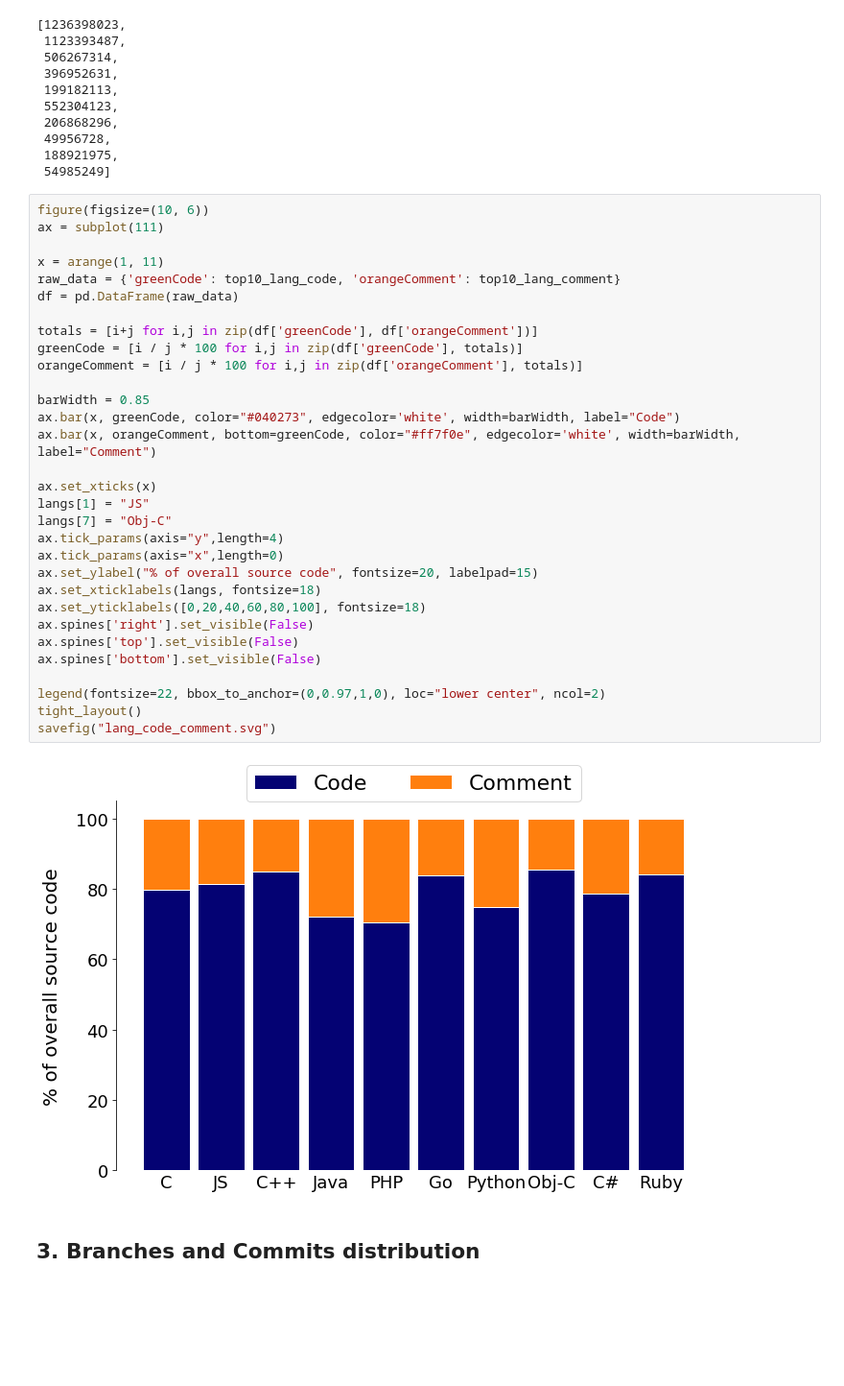
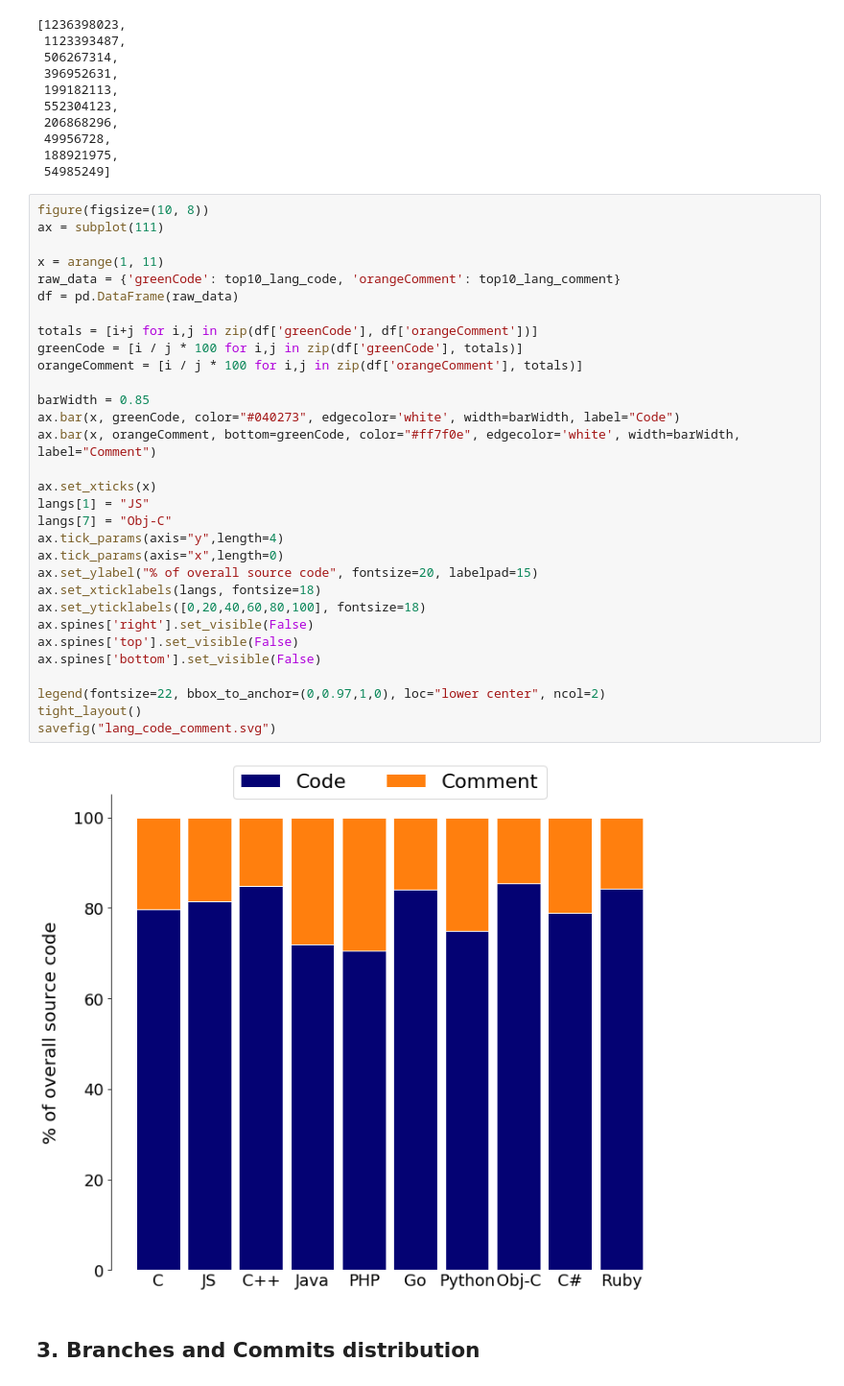
Before and after one commit to src-d/datasets, a Jupyter notebook: PublicGitArchive/doc/dataset_stats.ipynb, the cells around one changed output. Shown at 96% size. Drawn from its saved outputs; the diff is of its cells as text; blank space fills up the shorter version.

```diff
--- a/PublicGitArchive/doc/dataset_stats.ipynb
+++ b/PublicGitArchive/doc/dataset_stats.ipynb
@@ -266,38 +266,38 @@ top10_lang_code
  188921975,
  54985249]
 # %%
-figure(figsize=(10, 6))
+figure(figsize=(10, 8))
 ax = subplot(111)
 
 x = arange(1, 11)
 raw_data = {'greenCode': top10_lang_code, 'orangeComment': top10_lang_comment}
 df = pd.DataFrame(raw_data)
 
 totals = [i+j for i,j in zip(df['greenCode'], df['orangeComment'])]
 greenCode = [i / j * 100 for i,j in zip(df['greenCode'], totals)]
 orangeComment = [i / j * 100 for i,j in zip(df['orangeComment'], totals)]
 
 barWidth = 0.85
 ax.bar(x, greenCode, color="#040273", edgecolor='white', width=barWidth, label="Code")
 ax.bar(x, orangeComment, bottom=greenCode, color="#ff7f0e", edgecolor='white', width=barWidth, label="Comment")
 
 ax.set_xticks(x)
 langs[1] = "JS"
 langs[7] = "Obj-C"
 ax.tick_params(axis="y",length=4)
 ax.tick_params(axis="x",length=0)
 ax.set_ylabel("% of overall source code", fontsize=20, labelpad=15)
 ax.set_xticklabels(langs, fontsize=18)
 ax.set_yticklabels([0,20,40,60,80,100], fontsize=18)
 ax.spines['right'].set_visible(False)
 ax.spines['top'].set_visible(False)
 ax.spines['bottom'].set_visible(False)
 
 legend(fontsize=22, bbox_to_anchor=(0,0.97,1,0), loc="lower center", ncol=2)
 tight_layout()
 savefig("lang_code_comment.svg")
 # %% [output]
-[figure, old version]
+[figure, new version]
 # %% [markdown]
 ## 3. Branches and Commits distribution
 # %%
```
Also changed, not shown: parts of 4 cells of this notebook, 7 other files.
